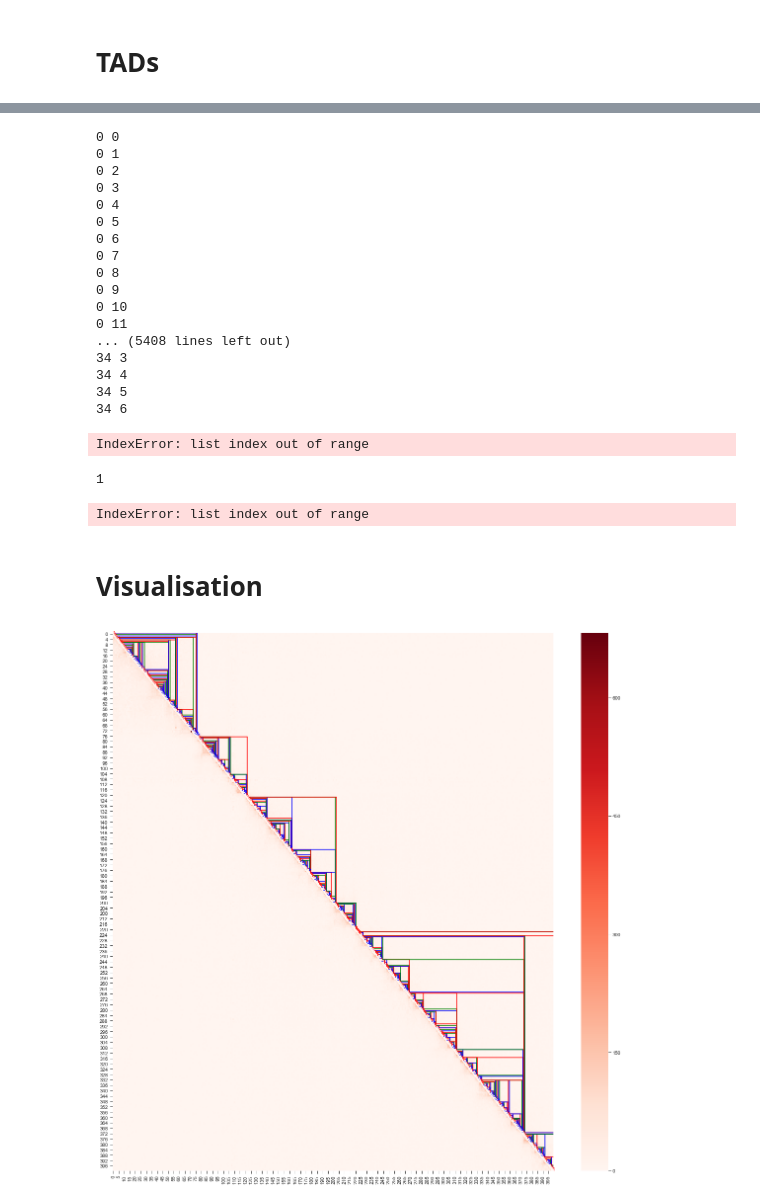
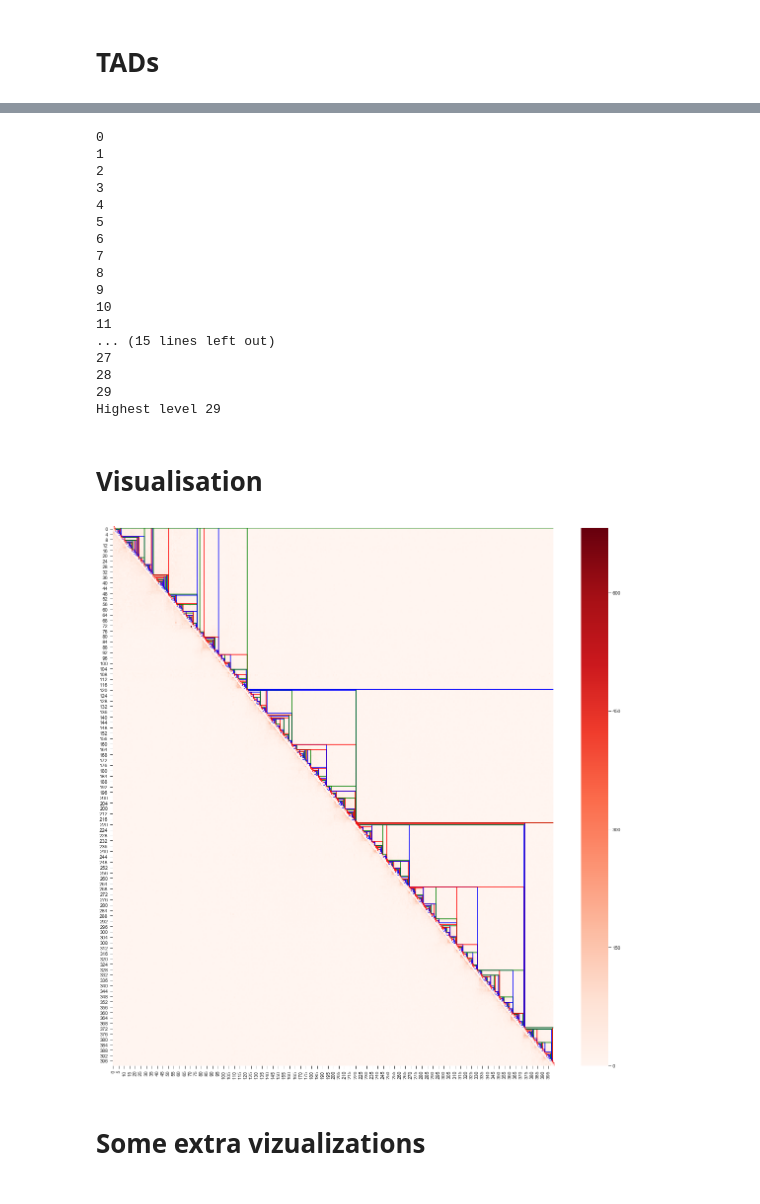
Before and after one commit to OPushkareva/Algorithm-of-1D-hierarchical-clustering, a Jupyter notebook: Drosophila.ipynb, the cells around one changed output, grey strips where cells are left out. Drawn from its saved outputs; the diff is of its cells as text; code cells hidden in the pictures.

```diff
--- a/Drosophila.ipynb
+++ b/Drosophila.ipynb
@@ -155,10 +91,0 @@ for i in range(len(res)):
-# %%
-binary_orientation = []
-for i in orientation:
-    if i == "right":
-        binary_orientation.append(1)
-    if i == "left":
-        binary_orientation.append(-1)
-#     if i == "unknown":
-#         binary_orientation.append(0)
-print(len(binary_orientation))
@@ -167,3 +106,14 @@ print(len(binary_orientation))
+# %%
+# create list of pairs
+res = list(zip(res_left, res_right))
+# %%
+# iterate over pairs and assign orientation -- right = 1, left = -1
+binary_orientation = []
+for pair in res:
+    if pair[0] < pair[1]:
+        binary_orientation.append(1)
+    else:
+        binary_orientation.append(-1)
 # %% [markdown]
 # TADs
 # %%
@@ -222,13 +168,13 @@ for level in range(1000):
     tads_len = []
     border = []
     resupd = []
-    numbers = iter(range(len(tads_all[level+1])-1))
+    numbers = iter(range(len(tads_all[level+1])))
+    print(level)
     if borders[level][0][0] == 0 and borders[level][0][1] == len(mtx):
         max_level = level
         print('Highest level', max_level)
         break
     for i in numbers:
-        print(level, i)
         if tads_all[level+1][i] == 1 and tads_all[level+1][i+1] == -1:
             border.append([tads_left_pos[level][i], tads_left_pos[level][i] +\
                            tads_length[level][i] + tads_length[level][i+1]])
@@ -238,7 +184,7 @@ for level in range(1000):
                 tads.append(-1)
             elif newres[level][i][0] + newres[level][i+1][0] < newres[level][i][1] + newres[level][i+1][1]:
                 tads.append(1)
-            nres = [newres[level][i][0] + newres[level][i+1][0], newres[level][i][1] + newres[level][i+1][1]] ######
+            nres = [newres[level][i][0] + newres[level][i+1][0], newres[level][i][1] + newres[level][i+1][1]]
             resupd.append(nres)
 
             tads_left.append(tads_left_pos[level][i])
@@ -257,62 +203,55 @@ for level in range(1000):
     tads_left_pos.append(tads_left)
     tads_length.append(tads_len)
 # %% [output]
-0 0
-0 1
-0 2
-0 3
-0 4
-0 5
-0 6
-0 7
-0 8
-0 9
-0 10
-0 11
-... (5408 lines left out)
-34 3
-34 4
-34 5
-34 6
+0
+1
+2
+3
+4
+5
+6
+7
+8
+9
+10
+11
+... (15 lines left out)
+27
+28
+29
+Highest level 29
-IndexError: list index out of range
-# %%
-tads_length[36][6]
-# %% [output]
-1
-# %%
-borders[33][5]
-# %% [output]
-IndexError: list index out of range
 # %% [markdown]
 # Visualisation
 # %%
 startmtx = 0 #901 #10
 endmtx = 400 #300
 def mtxplot(lvl, color):
     for j in range(len(lvl)):
         bgn = lvl[j][0] - startmtx
         end = lvl[j][1] - startmtx
         plt.plot([bgn +2, end+2], [bgn, bgn], color=color) # plt.plot(xs, ys, color)
         plt.plot([end+2, end+2], [bgn, end], color=color)
 
 plt.figure(figsize=(20, 20))
 sns.heatmap(matrix[:400, :400], cmap='Reds')
 
 for i in range(startmtx, endmtx):
     val = binary_orientation[i]
     plt.text(i - startmtx, i + 0.8 - startmtx, val, {'color':'red' if val>0 else 'blue'})
 
 if len(borders) % 3 == 0:
     colors = ['red', 'blue', 'green'] * int(len(borders) / 3)
 else:
     colors = ['red', 'blue', 'green'] * int(len(borders) / 3)
-#     colors.append(['orange','blue','green'][: len(borders) % 3])
+    colors.append(['orange','blue','green'][: len(borders) % 3])
 
 for lvl, color in zip(borders, colors):
     mtxplot(lvl, color)
 # plt.savefig('mtx_crop_1degree.pdf', format='pdf')  # , dpi=1000)
 # %% [output]
-[figure, old version]
+[figure, new version]
+# %% [markdown]
+# Some extra vizualizations
 # %%
 def plot_heatmap_triu(m):
     fig, (ax0, ax1) = plt.subplots(nrows=2, figsize=(20,10), gridspec_kw={'height_ratios':[1,1]})
```
Also changed, not shown: parts of 36 cells of this notebook.
